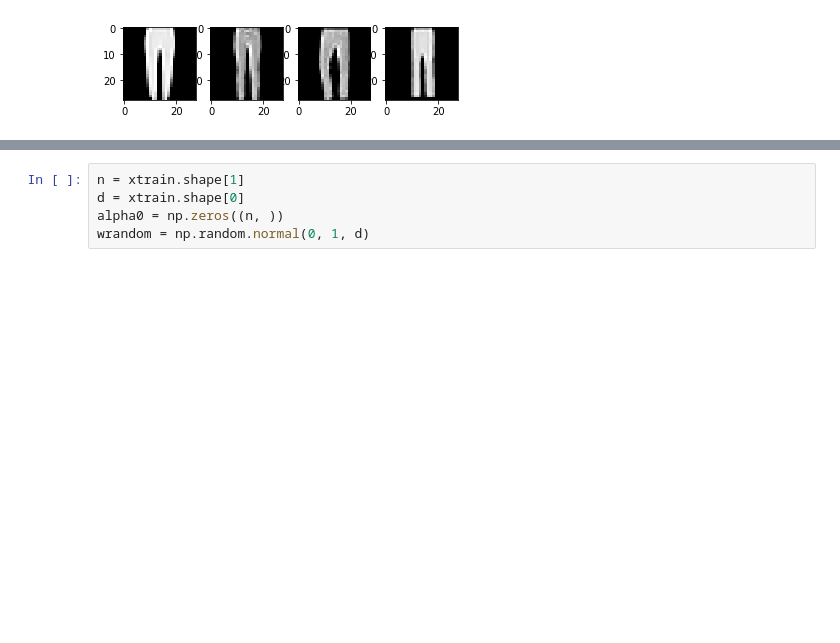
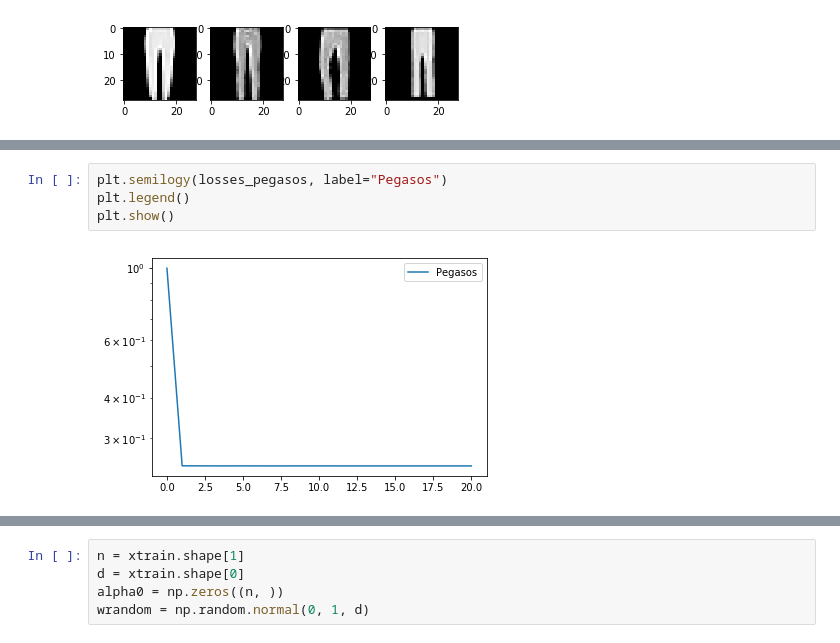
Before and after one commit to BoucheDimitri/SOADML, a Jupyter notebook: SDCA.ipynb, the cells around one changed output, grey strips where cells are left out. Saved outputs shown, nothing was run; the diff lists cells and outputs as text; blank space fills up the shorter version.

```diff
--- a/SDCA.ipynb
+++ b/SDCA.ipynb
@@ -398,0 +453,6 @@ ValueError: shapes (1000,2) and (784,) not aligned: 2 (dim 1) != 784 (dim 0)
+# %%
+plt.semilogy(losses_pegasos, label="Pegasos")
+plt.legend()
+plt.show()
+# %% [output]
+[figure, added]
```
Also changed, not shown: parts of 18 cells of this notebook.
